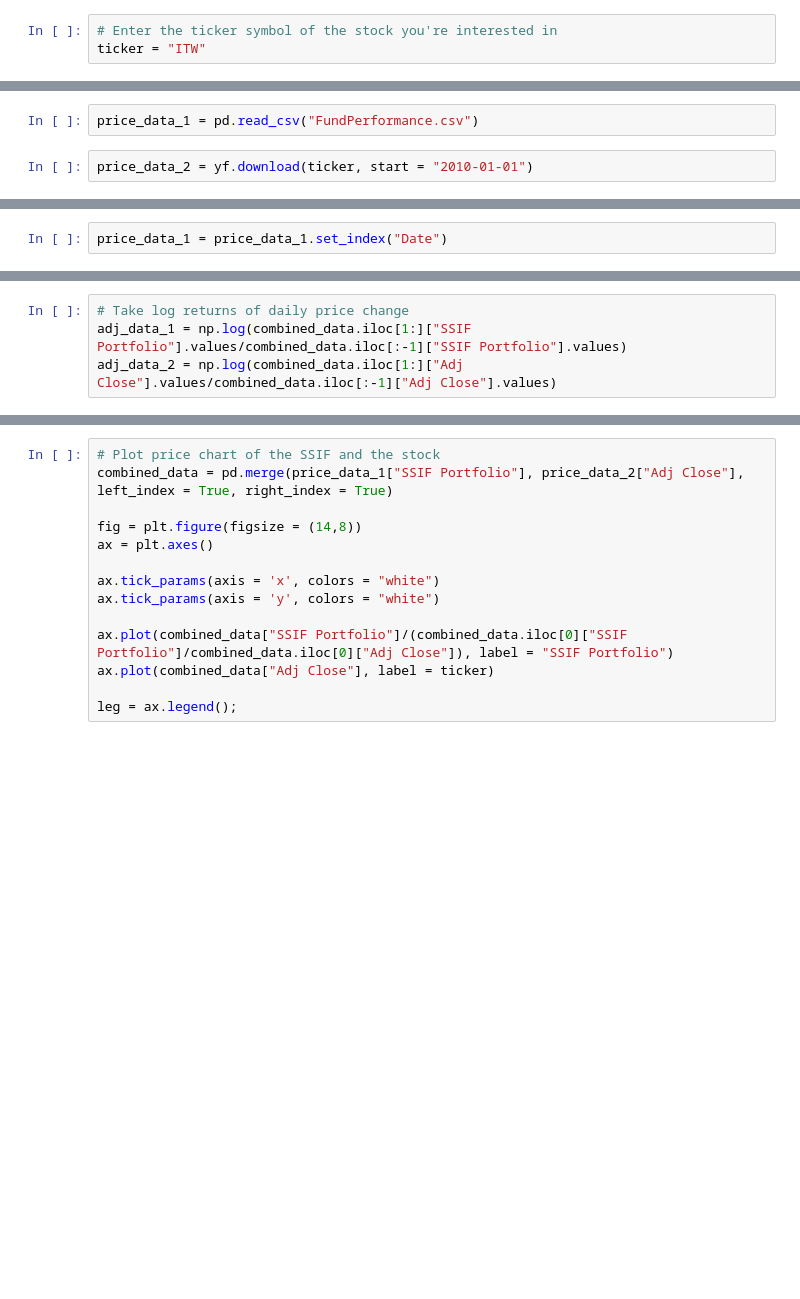
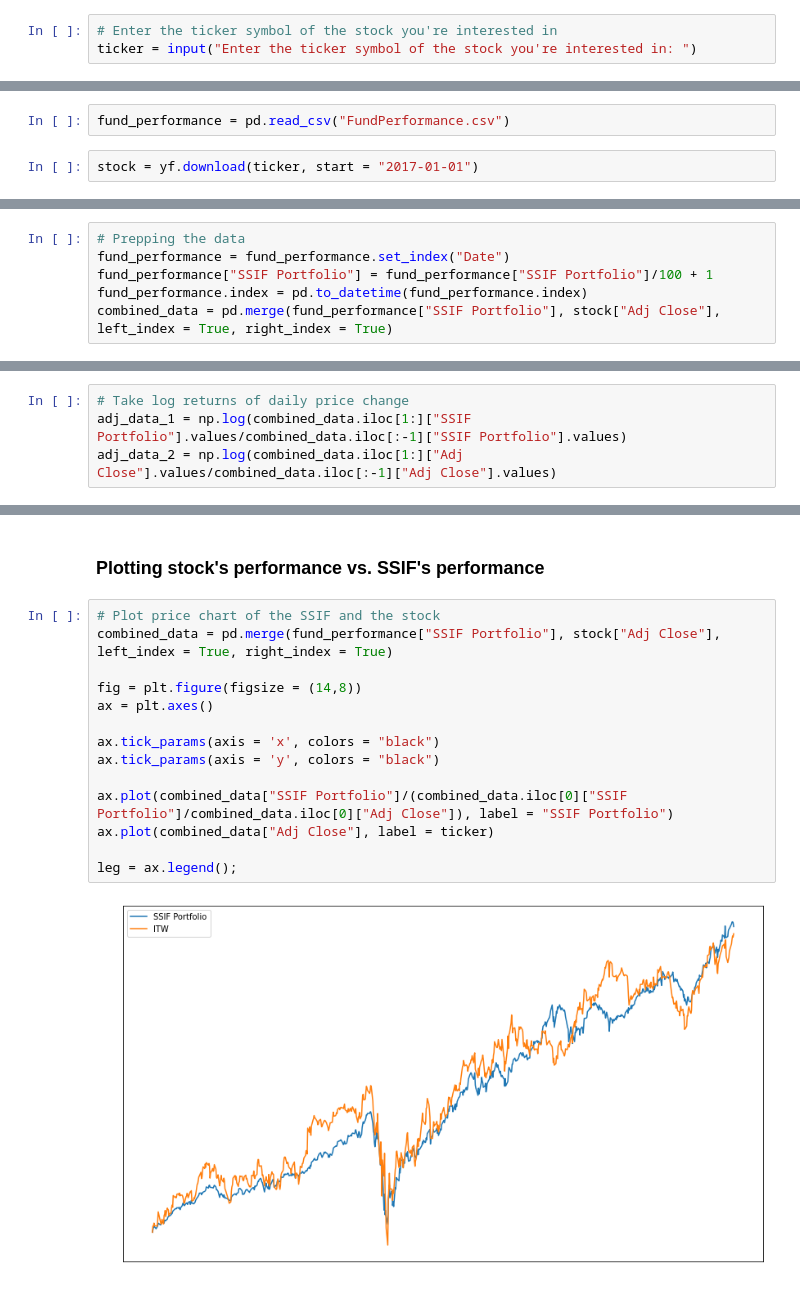
Before and after one commit to dponcho/correlation-analysis, a Jupyter notebook: Correlation-Analysis-SSIF.ipynb, the cells around one changed output, grey strips where cells are left out. Saved outputs shown, nothing was run; the diff lists cells and outputs as text; blank space fills up the shorter version.

```diff
--- a/Correlation-Analysis-SSIF.ipynb
+++ b/Correlation-Analysis-SSIF.ipynb
@@ -12,3 +34,3 @@ import datetime
 # %%
 # Enter the ticker symbol of the stock you're interested in
-ticker = "ITW"
+ticker = input("Enter the ticker symbol of the stock you're interested in: ")
@@ -15,4 +39,4 @@ ticker = "ITW"
 # %%
-price_data_1 = pd.read_csv("FundPerformance.csv")
+fund_performance = pd.read_csv("FundPerformance.csv")
 # %%
-price_data_2 = yf.download(ticker, start = "2010-01-01")
+stock = yf.download(ticker, start = "2017-01-01")
@@ -19,2 +45,6 @@ price_data_2 = yf.download(ticker, start = "2010-01-01")
 # %%
-price_data_1 = price_data_1.set_index("Date")
+# Prepping the data
+fund_performance = fund_performance.set_index("Date")
+fund_performance["SSIF Portfolio"] = fund_performance["SSIF Portfolio"]/100 + 1
+fund_performance.index = pd.to_datetime(fund_performance.index)
+combined_data = pd.merge(fund_performance["SSIF Portfolio"], stock["Adj Close"], left_index = True, right_index = True)
@@ -60,14 +89,18 @@ ax.plot(corrs[:,0], corrs[:,1]);
+# %% [markdown]
+### Plotting stock's performance vs. SSIF's performance
 # %%
 # Plot price chart of the SSIF and the stock
-combined_data = pd.merge(price_data_1["SSIF Portfolio"], price_data_2["Adj Close"], left_index = True, right_index = True)
+combined_data = pd.merge(fund_performance["SSIF Portfolio"], stock["Adj Close"], left_index = True, right_index = True)
 
 fig = plt.figure(figsize = (14,8))
 ax = plt.axes()
 
-ax.tick_params(axis = 'x', colors = "white")
-ax.tick_params(axis = 'y', colors = "white")
+ax.tick_params(axis = 'x', colors = "black")
+ax.tick_params(axis = 'y', colors = "black")
 
 ax.plot(combined_data["SSIF Portfolio"]/(combined_data.iloc[0]["SSIF Portfolio"]/combined_data.iloc[0]["Adj Close"]), label = "SSIF Portfolio")
 ax.plot(combined_data["Adj Close"], label = ticker)
 
 leg = ax.legend();
+# %% [output]
+[figure, added]
```
Also changed, not shown: parts of 29 cells of this notebook.
